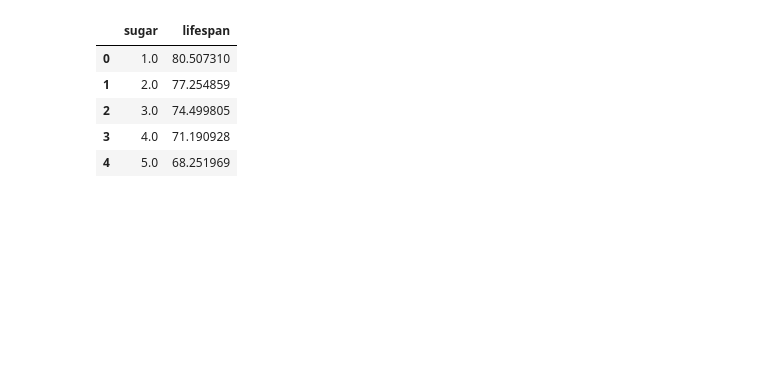
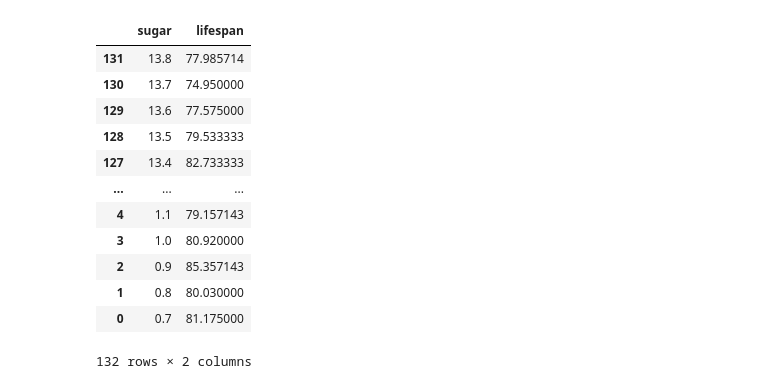
Before and after one commit to Noukem/MakeAIWork, a Jupyter notebook: Project/Nouk-Project1.ipynb, the cells around one changed output. Saved outputs shown, nothing was run; the diff lists cells and outputs as text; code cells hidden in the pictures; blank space fills up the shorter version.

```diff
--- a/Project/Nouk-Project1.ipynb
+++ b/Project/Nouk-Project1.ipynb
@@ -195,0 +89,14 @@ dtype: object
+# %%
+# Er zijn geen null-waardes meer.
+
+#verander nu de objects in floats
+
+df['genetic'] = df.genetic.astype(float)
+#df['length'] = df.length.astype(float)
+df['mass'] = df.mass.astype(float)
+df['exercise'] = df.exercise.astype(float)
+df['alcohol'] = df.alcohol.astype(float)
+df['sugar'] = df.sugar.astype(float)
+print(df.dtypes)
+
+#Bij het aanpassen van 'length' verschijnt er een foutmelding. Er zitten nog 'undefined items' in de data.
@@ -195,0 +128,11 @@ dtype: object
+# %%
+# Op plek 1036 is de waarde van kolom 'length' het woord 'undefined'.
+# vind en verwijder de rijen waarin dit voorkomt.
+
+for c in df.columns:
+    df.drop(df.index[df[c] == 'undefined'], inplace = True)
+# %%
+# pas het type van 'length' nu ook aan naar float.
+
+df['length'] = df.length.astype(float)
+print(df.dtypes)
@@ -195,0 +149,7 @@ dtype: object
+# %%
+#Er zijn geen null-waardes (meer). Wel zijn er negatieve waardes in 'lifespan'.
+#Die moeten worden verwijderd.
+
+df.drop(df.loc[df['lifespan'] <0 ].index, inplace = True)
+
+df.loc[df['lifespan'] <0 ]
@@ -196,15 +173,22 @@ dtype: object
 # %%
 # Een volgende stap is om eens te kijken naar wat van de variabelen, hoe zit het bijvoorbeeld met de gemiddelde
 # levensverwachting en suikerinname?
 
-df_final[['sugar', 'lifespan']].groupby(['sugar'], as_index=False).mean().sort_values(by='lifespan', ascending=False)
+df[['sugar', 'lifespan']].groupby(['sugar'], as_index=False).mean().sort_values(by='sugar', ascending=False)
 # %% [output]
 |  | sugar | lifespan |
-| 0 | 1.0 | 80.507310 |
-| 1 | 2.0 | 77.254859 |
-| 2 | 3.0 | 74.499805 |
-| 3 | 4.0 | 71.190928 |
-| 4 | 5.0 | 68.251969 |
+| 131 | 13.8 | 77.985714 |
+| 130 | 13.7 | 74.950000 |
+| 129 | 13.6 | 77.575000 |
+| 128 | 13.5 | 79.533333 |
+| 127 | 13.4 | 82.733333 |
+| ... | ... | ... |
+| 4 | 1.1 | 79.157143 |
+| 3 | 1.0 | 80.920000 |
+| 2 | 0.9 | 85.357143 |
+| 1 | 0.8 | 80.030000 |
+| 0 | 0.7 | 81.175000 |
+132 rows × 2 columns
 # %%
 # Hier zien we een duidelijke afname in levensverwachting naarmate 'sugar' een hogere waarde aanneemt.
 # Hetzelfde kunnen we doen voor 'exercise'
```
Also changed, not shown: parts of 34 cells of this notebook, 11 other files.
